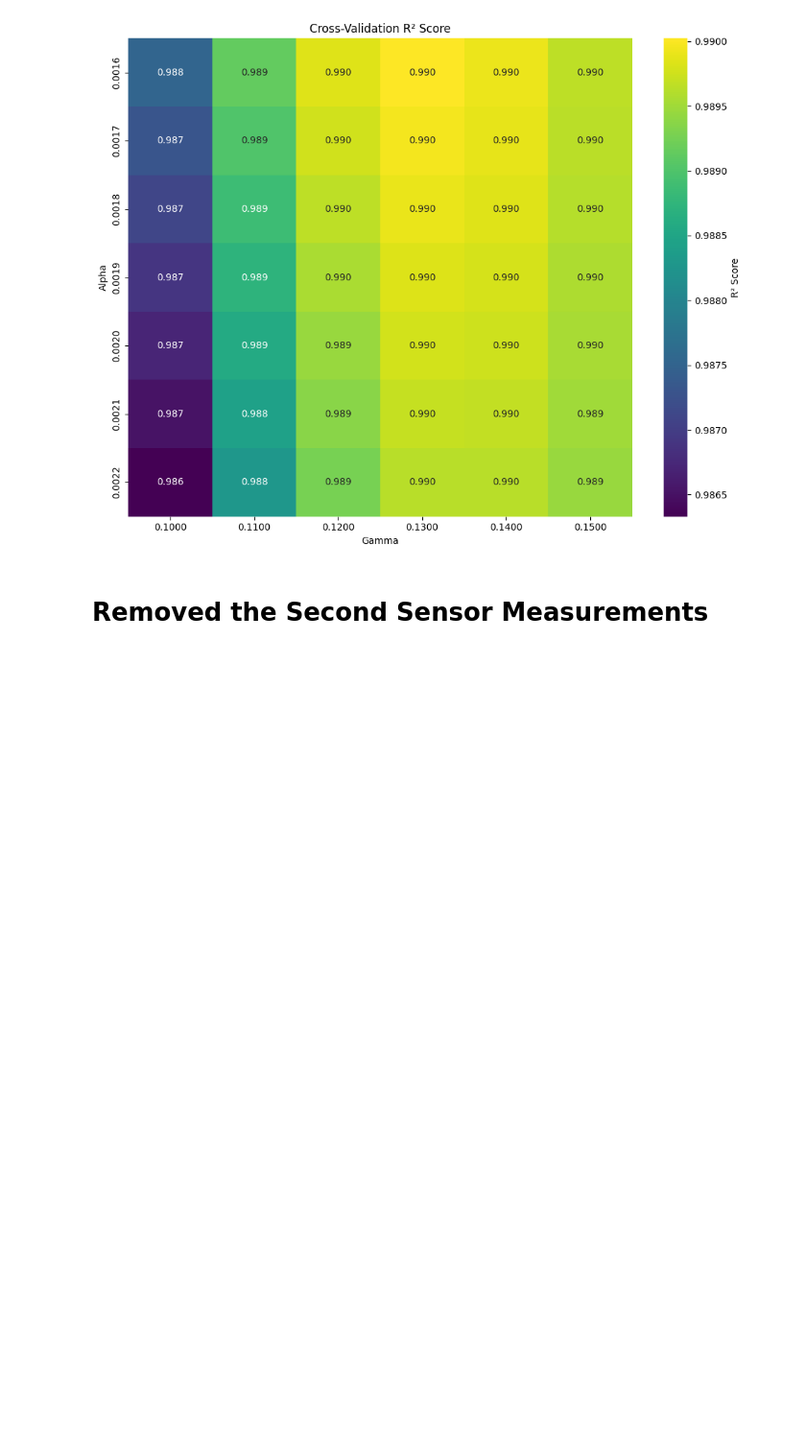
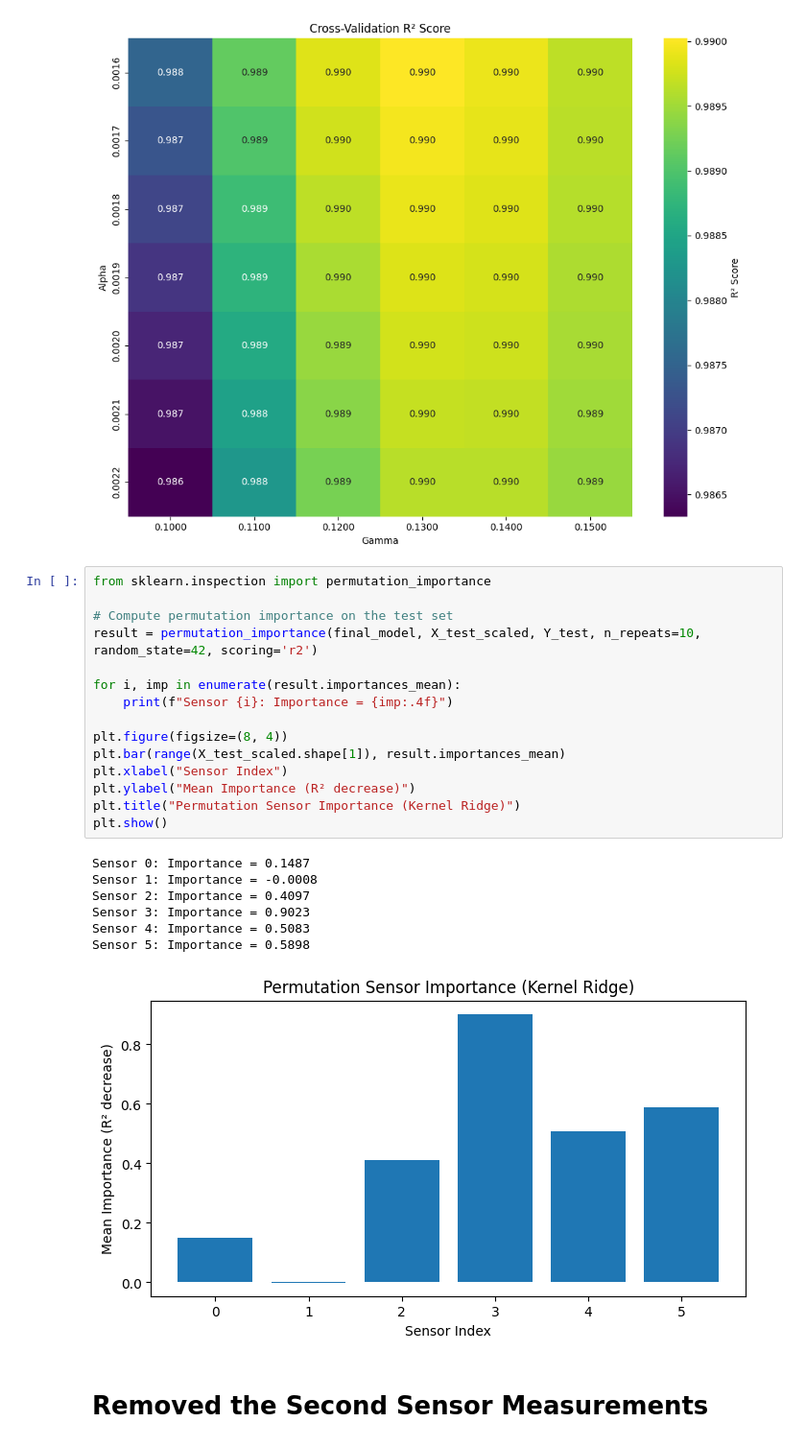
Before and after one commit to davidmarafuzgaspar/ist-machine-learning-project, a Jupyter notebook: Part - 1/Development/5_Kernel_Ridge_Regression.ipynb, the cells around one changed output. Shown at 96% size. Drawn from its saved outputs; the diff is of its cells as text; blank space fills up the shorter version.

```diff
--- a/Part - 1/Development/5_Kernel_Ridge_Regression.ipynb
+++ b/Part - 1/Development/5_Kernel_Ridge_Regression.ipynb
@@ -112,6 +112,29 @@ plt.tight_layout()
 plt.show()
 # %% [output]
 [figure]
+# %%
+from sklearn.inspection import permutation_importance
+
+# Compute permutation importance on the test set
+result = permutation_importance(final_model, X_test_scaled, Y_test, n_repeats=10, random_state=42, scoring='r2')
+
+for i, imp in enumerate(result.importances_mean):
+    print(f"Sensor {i}: Importance = {imp:.4f}")
+
+plt.figure(figsize=(8, 4))
+plt.bar(range(X_test_scaled.shape[1]), result.importances_mean)
+plt.xlabel("Sensor Index")
+plt.ylabel("Mean Importance (R² decrease)")
+plt.title("Permutation Sensor Importance (Kernel Ridge)")
+plt.show()
+# %% [output]
+Sensor 0: Importance = 0.1487
+Sensor 1: Importance = -0.0008
+Sensor 2: Importance = 0.4097
+Sensor 3: Importance = 0.9023
+Sensor 4: Importance = 0.5083
+Sensor 5: Importance = 0.5898
+[figure, added]
 # %% [markdown]
 # Removed the Second Sensor Measurements
 # %%
```
Also changed, not shown: 2 other files.
